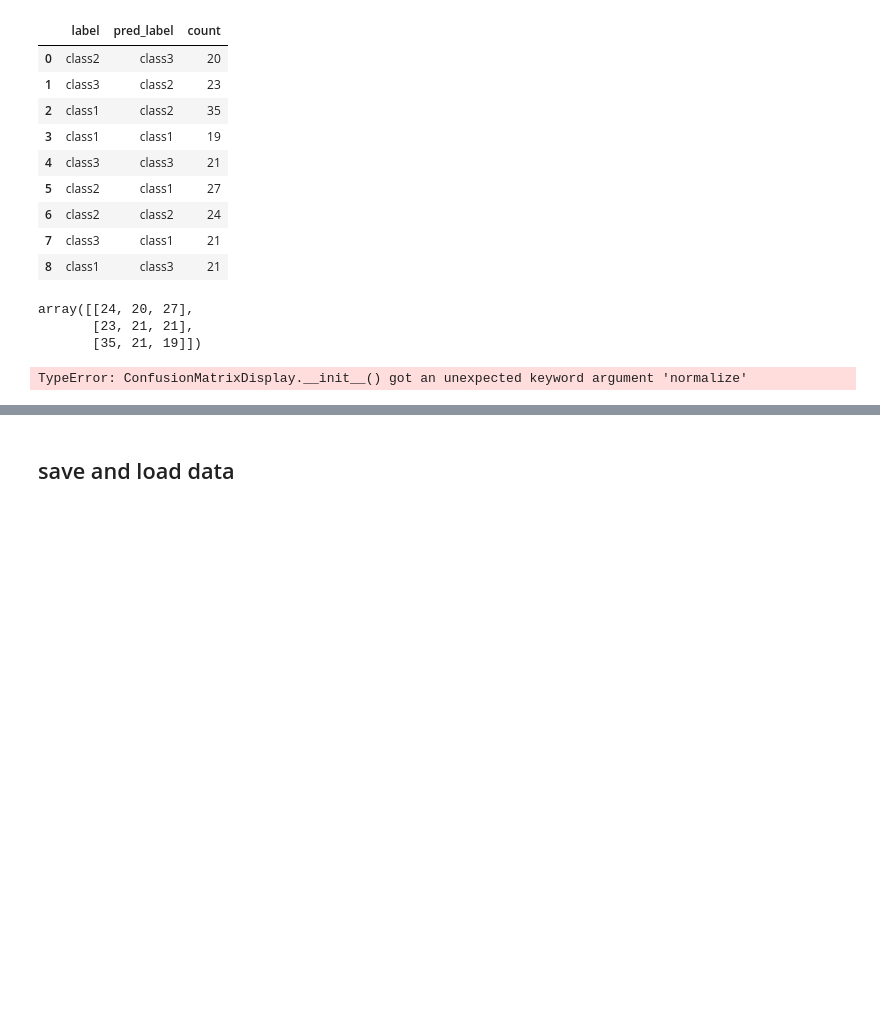
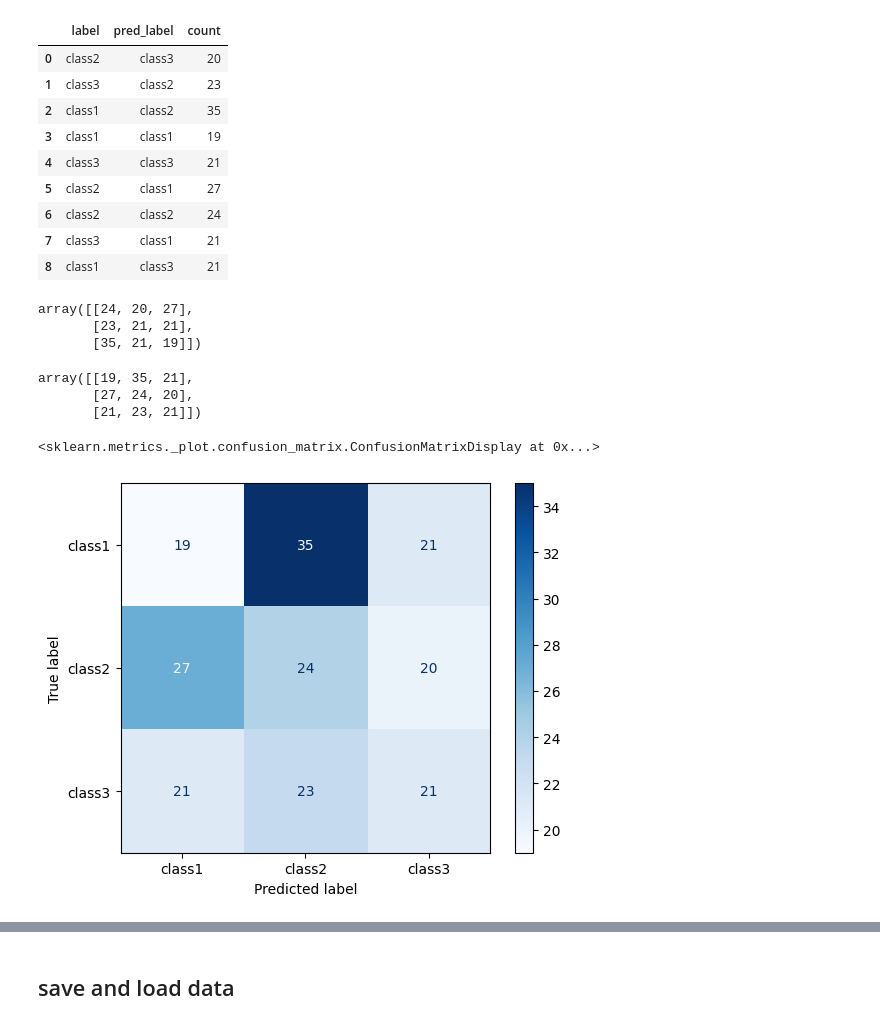
Before and after one commit to mathmathpp2/synapselightgbm_trial, a Jupyter notebook: confusion-matrix.ipynb, the cells around one changed output, grey strips where cells are left out. Saved outputs shown, nothing was run; the diff lists cells and outputs as text; code cells hidden in the pictures; blank space fills up the shorter version.

Commit message:
update confusion matrix

```diff
--- a/confusion-matrix.ipynb
+++ b/confusion-matrix.ipynb
@@ -386,8 +386,26 @@ confusion_matrix
 array([[24, 20, 27],
        [23, 21, 21],
        [35, 21, 19]])
-# %%
-cmp = ConfusionMatrixDisplay(confusion_matrix, display_labels=model_lr_nb.stages[0].labels)
-cmp.plot(cmap=plt.cm.Blues)
-# %% [output]
-TypeError: ConfusionMatrixDisplay.__init__() got an unexpected keyword argument 'normalize'
+# %%
+current_labels = model_lr_nb.stages[0].labels
+sorted_labels = sorted(current_labels)
+
+# 現在のラベル順序に基づいて並べ替えインデックスを取得
+order_indices = [current_labels.index(label) for label in sorted_labels]
+reversed_order_indices = list(reversed(order_indices))
+
+# ラベル順に並び替え
+sorted_confusion_matrix = confusion_matrix[:, order_indices]
+sorted_confusion_matrix = sorted_confusion_matrix[order_indices, :]
+# %%
+sorted_confusion_matrix
+# %% [output]
+array([[19, 35, 21],
+       [27, 24, 20],
+       [21, 23, 21]])
+# %%
+cmp = ConfusionMatrixDisplay(sorted_confusion_matrix, display_labels=sorted_labels)
+cmp.plot(cmap=plt.cm.Blues)
+# %% [output]
+<sklearn.metrics._plot.confusion_matrix.ConfusionMatrixDisplay at 0x...>
+[figure, added]
```
Also changed, not shown: parts of 1 cell of this notebook.
